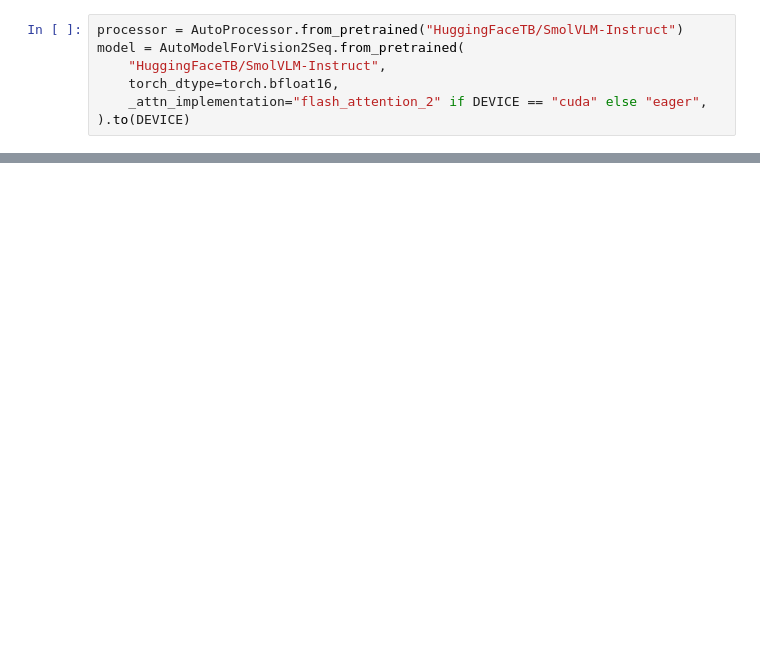
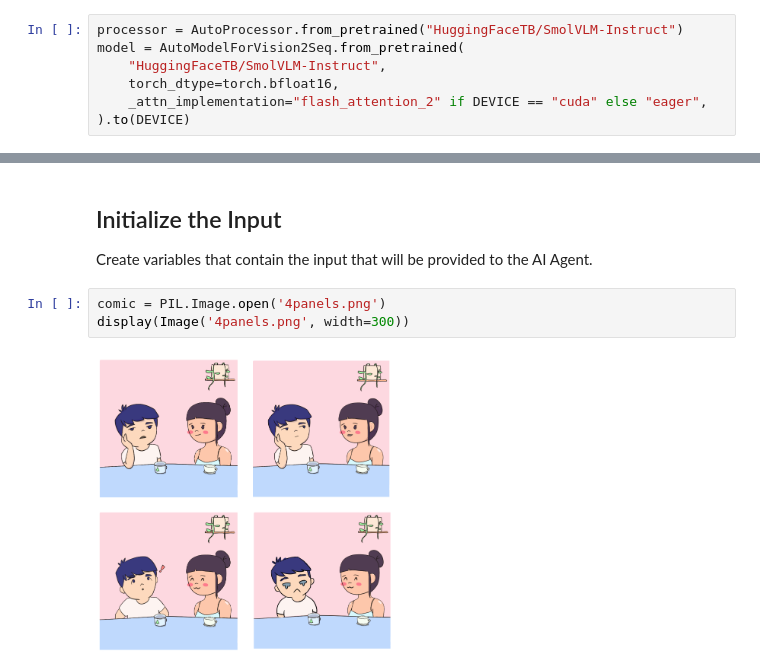
Before and after one commit to hjzhong89/NOAI, a Jupyter notebook: Intro_to_Multimodal_AI.ipynb, the cells around one changed output, grey strips where cells are left out. Drawn from its saved outputs; the diff is of its cells as text; blank space fills up the shorter version.

Commit message:
wip: Input processing and inferencing

```diff
--- a/Intro_to_Multimodal_AI.ipynb
+++ b/Intro_to_Multimodal_AI.ipynb
@@ -59,0 +86,9 @@ model = AutoModelForVision2Seq.from_pretrained(
+# %% [markdown]
+## Initialize the Input
+
+Create variables that contain the input that will be provided to the AI Agent.
+# %%
+comic = PIL.Image.open('4panels.png')
+display(Image('4panels.png', width=300))
+# %% [output]
+[figure, added]
```
Also changed, not shown: parts of 14 cells of this notebook, 1 other file.
